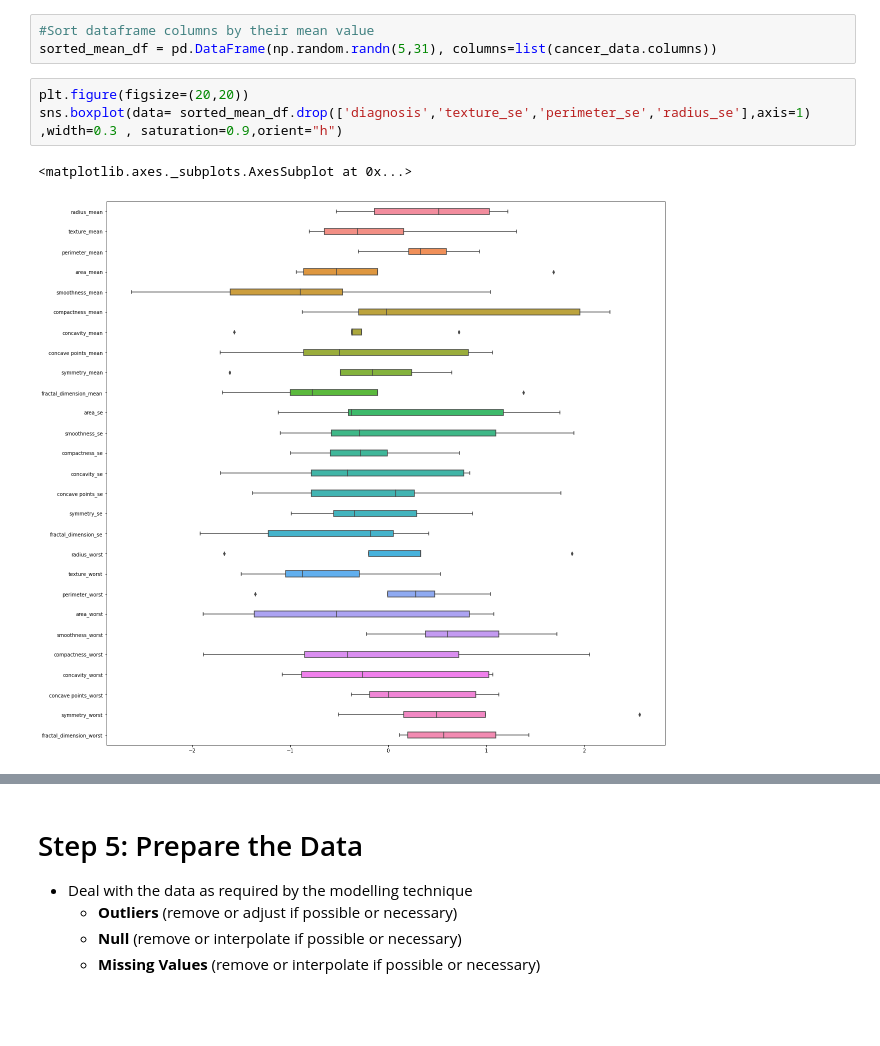
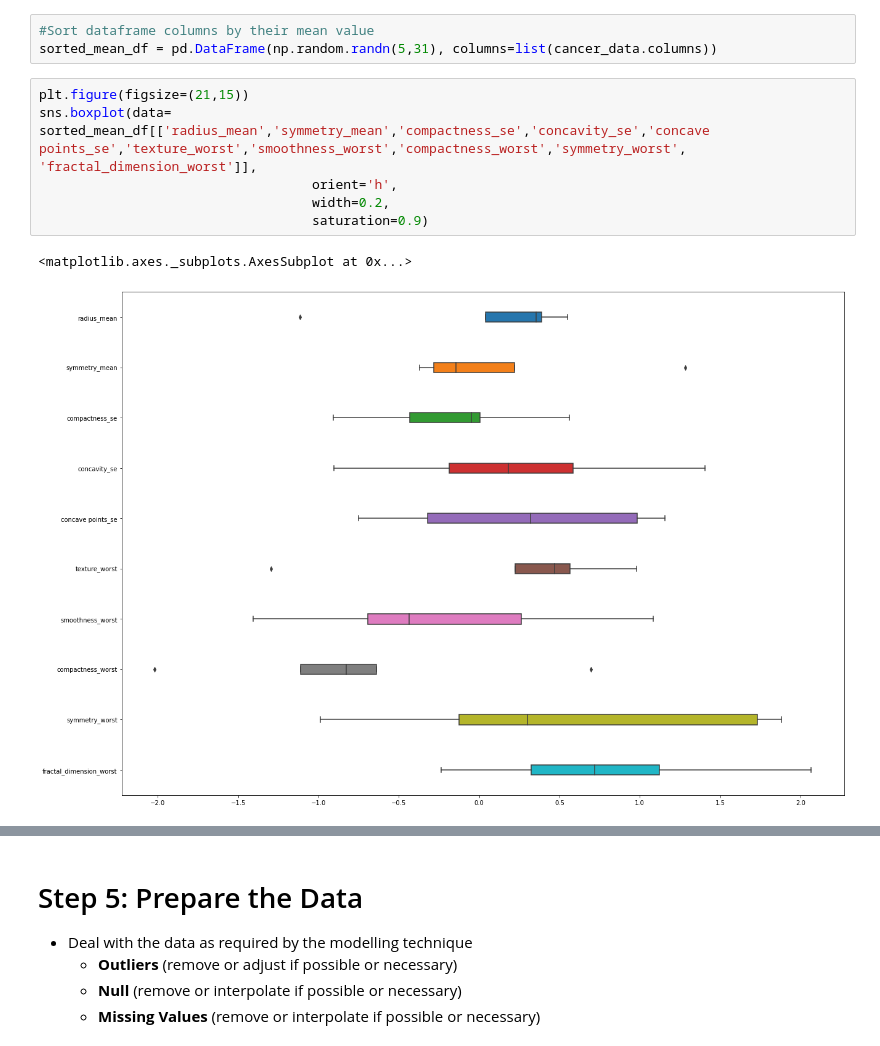
Before and after one commit to mikep67/mkp_code, a Jupyter notebook: Institute of Data Course/Module 8/IOD_Lab-8_2.ipynb, the cells around one changed output, grey strips where cells are left out. Cells and saved outputs as stored; diff of their text form; blank space fills up the shorter version.

```diff
--- a/Institute of Data Course/Module 8/IOD_Lab-8_2.ipynb
+++ b/Institute of Data Course/Module 8/IOD_Lab-8_2.ipynb
@@ -236,8 +236,11 @@ plt.show()
 #Sort dataframe columns by their mean value
 sorted_mean_df = pd.DataFrame(np.random.randn(5,31), columns=list(cancer_data.columns))
 # %%
-plt.figure(figsize=(20,20))
-sns.boxplot(data= sorted_mean_df.drop(['diagnosis','texture_se','perimeter_se','radius_se'],axis=1) ,width=0.3 , saturation=0.9,orient="h")
+plt.figure(figsize=(21,15))
+sns.boxplot(data= sorted_mean_df[['radius_mean','symmetry_mean','compactness_se','concavity_se','concave points_se','texture_worst','smoothness_worst','compactness_worst','symmetry_worst', 'fractal_dimension_worst']],
+                                   orient='h',
+                                   width=0.2,
+                                   saturation=0.9)
 # %% [output]
 <matplotlib.axes._subplots.AxesSubplot at 0x...>
-[figure, old version]
+[figure, new version]
```
Also changed, not shown: parts of 13 cells of this notebook, 6 other files.
